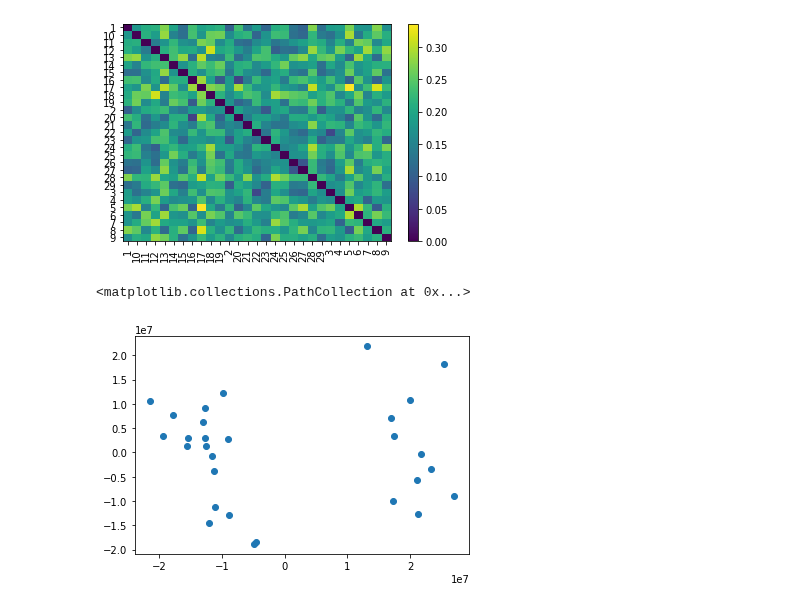
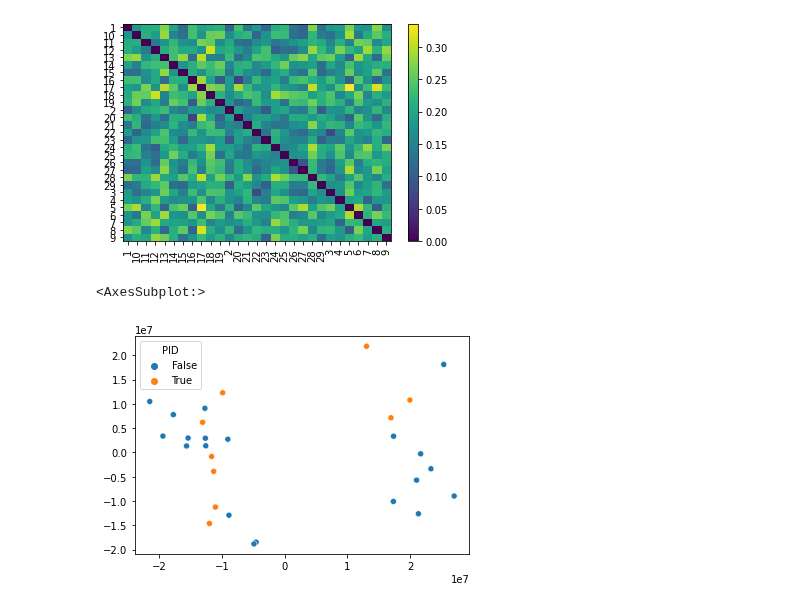
Before and after one commit to sterrettJD/GT-micro-metabo, a Jupyter notebook: analysis/GT_in_plasma.ipynb, the cells around one changed output. Drawn from its saved outputs; the diff is of its cells as text; code cells hidden in the pictures.

```diff
--- a/analysis/GT_in_plasma.ipynb
+++ b/analysis/GT_in_plasma.ipynb
@@ -33,3 +33,5 @@ metadata.head()
+# %%
+metabo_metadata = metadata.set_index("MetaboSampleID")
 # %% [markdown]
 ### Aqueous metabolome fraction
 # %%
@@ -51,11 +53,11 @@ normalized_indexes = [x for x in list(aqueous.index) if ("(raw)" not in x)]
 raw_aqueous = aqueous.loc[raw_indexes]
 log_aqueous = aqueous.loc[normalized_indexes]
 # %%
-raw_aqueous.index = [x.split("SBAQ_")[-1][:-5] if ("SBAQ_" in x)
+raw_aqueous.index = [int(x.split("SBAQ_")[-1][:-5]) if ("SBAQ_" in x)
                      else x
                      for x in list(raw_aqueous.index)]
 
-log_aqueous.index = [x.split("SBAQ_")[-1][:-18] if ("SBAQ_" in x)
+log_aqueous.index = [int(x.split("SBAQ_")[-1][:-18]) if ("SBAQ_" in x)
                      else x
                      for x in list(log_aqueous.index)]
 # %% [markdown]
@@ -115,9 +117,11 @@ aqueous_bray
 [figure]
 # %%
 aqueous_pca = PCA(n_components=3)
-aqueous_pca_res = aqueous_pca.fit_transform(raw_aqueous.drop(metabo_info_cols, axis=0))
+aqueous_pca_res = aqueous_pca.fit_transform(raw_aqueous.drop(metabo_info_cols,
+                                                             axis=0).reindex(metabo_metadata.index))
-# %%
-plt.scatter(aqueous_pca_res[:,0], aqueous_pca_res[:,1])
-# %% [output]
-<matplotlib.collections.PathCollection at 0x...>
-[figure, removed]
+# %%
+sns.scatterplot(x=aqueous_pca_res[:,0], y=aqueous_pca_res[:,1],
+                hue=metabo_metadata["PID"]=="Control")
+# %% [output]
+<AxesSubplot:>
+[figure, added]
```
Also changed, not shown: parts of 3 cells of this notebook.
